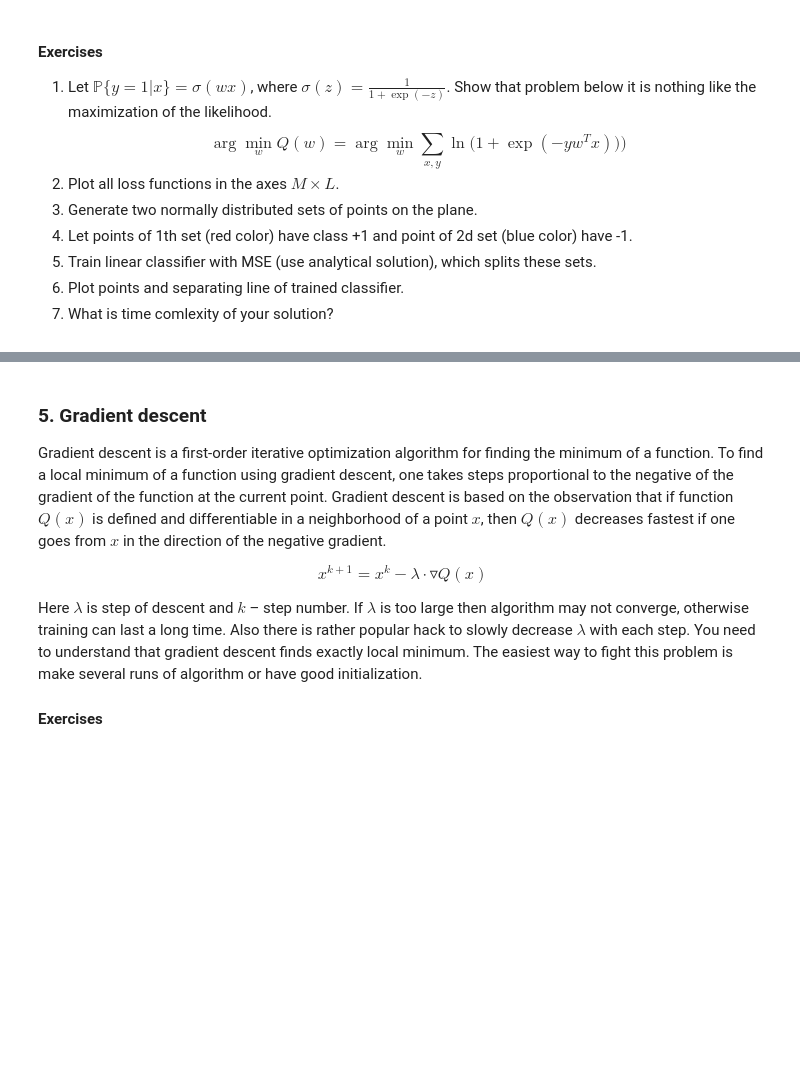
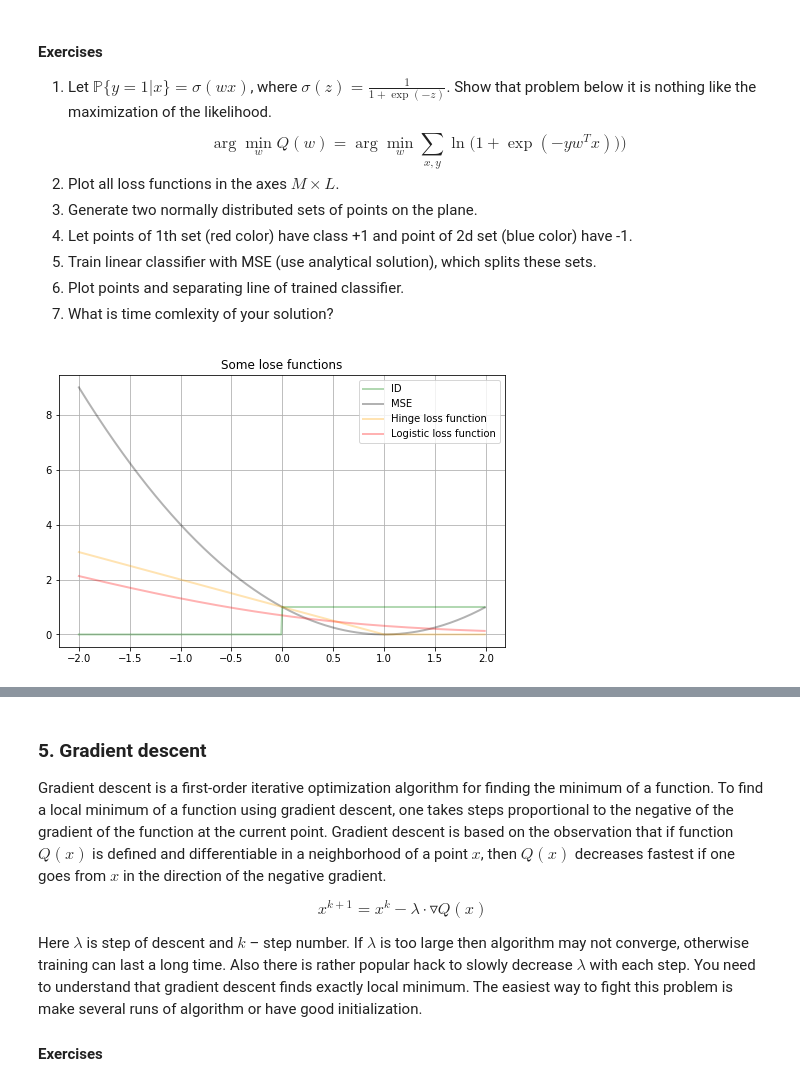
Before and after one commit to oleges1/Renju, a Jupyter notebook: lab-1_oleges.ipynb, the cells around one changed output, grey strips where cells are left out. Saved outputs shown, nothing was run; the diff lists cells and outputs as text; code cells hidden in the pictures; blank space fills up the shorter version.

```diff
--- a/lab-1_oleges.ipynb
+++ b/lab-1_oleges.ipynb
@@ -224,6 +224,36 @@ $$\arg\min_{w}Q(w) = \arg\min_{w} \sum_{x, y} \ln \big(1 + \exp(-yw^Tx )) \big)$
 5. Train linear classifier with MSE (use analytical solution), which splits these sets.
 6. Plot points and separating line of trained classifier.
 7. What is time comlexity of your solution?
+# %%
+from math import exp, log
+
+def id_f(m):
+    if (m > 0):
+        return 1
+    return 0
+
+def MSE(m):
+    return (m - 1) ** 2
+
+def hingle(m):
+    return max(0, 1 - m)
+
+def logic(m):
+    return log(1 + exp((-m)))
+
+pl.figure(figsize = (8, 5))
+pl.grid(True)
+pl.title('Some lose functions')
+M = np.arange(-2, 2, 0.01)
+pl.plot(M, [id_f(x) for x in M], color='green', linewidth=2, alpha=0.3, label = "ID")
+pl.plot(M, [MSE(x) for x in M], color='black', linewidth=2, alpha=0.3, label = 'MSE')
+pl.plot(M, [hingle(x) for x in M], color='orange', linewidth=2, alpha=0.3, label = 'Hinge loss function')
+pl.plot(M, [logic(x) for x in M], color='red', linewidth=2, alpha=0.3, label = 'Logistic loss function')
+
+pl.legend(loc='best')
+pl.show()
+# %% [output]
+[figure, added]
 # %%
 def generator(red, blue):
     I = np.eye(2, 2)
```
Also changed, not shown: parts of 37 cells of this notebook.
